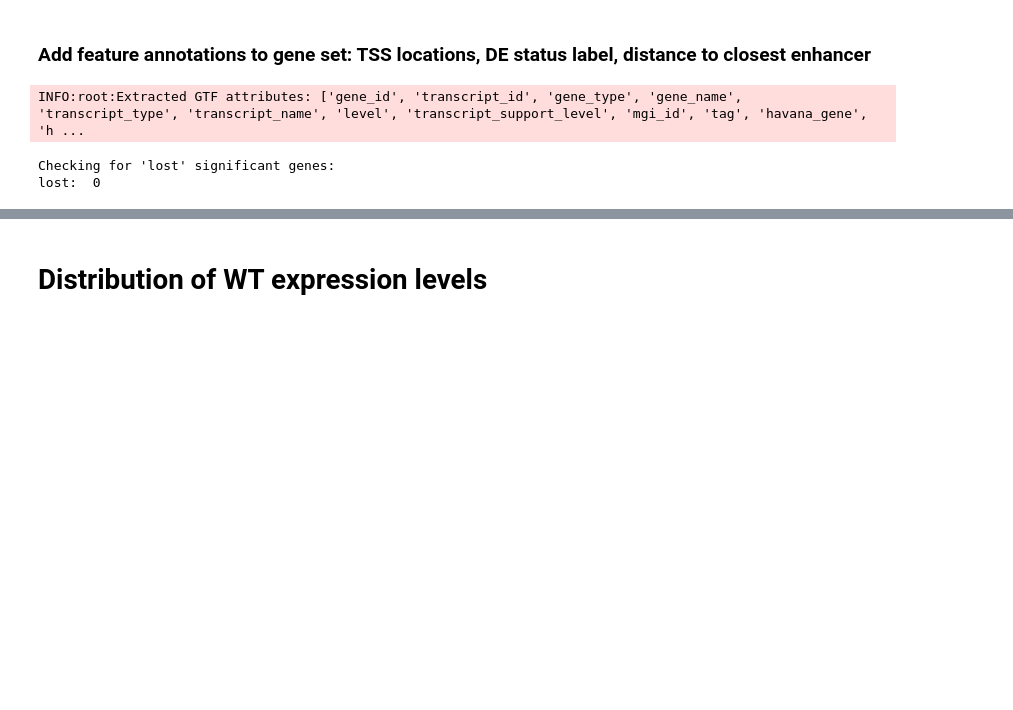
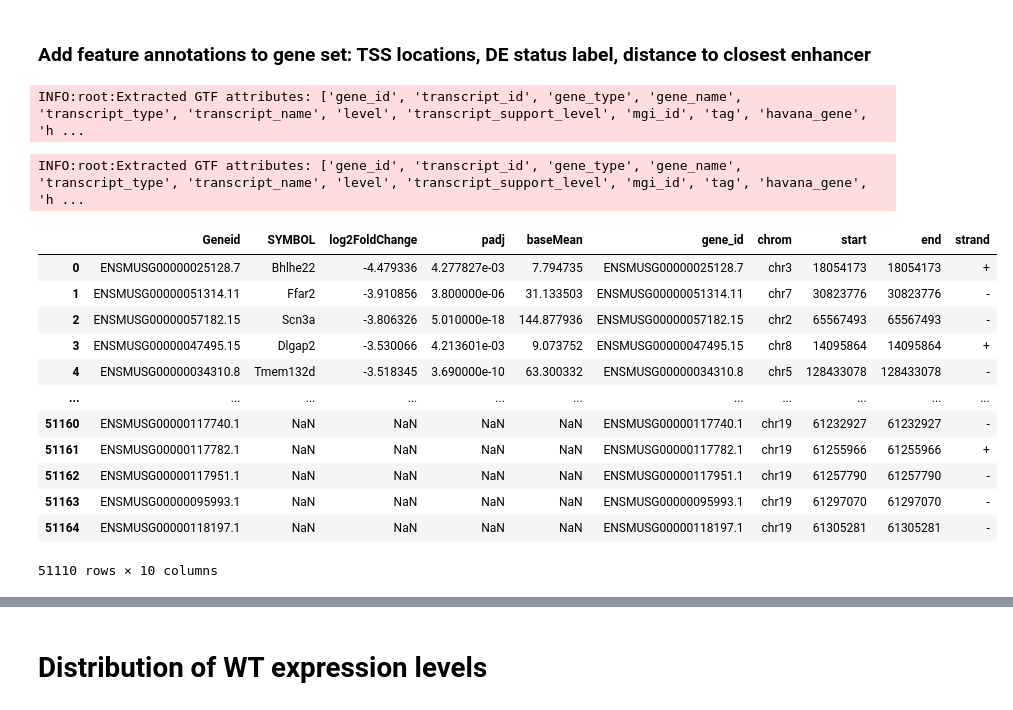
Before and after one commit to Bozhie/transcription_3Dfolding, a Jupyter notebook: transcription_3dfolding/transcription_data_analysis/feature_histograms/20221029_expression_threshold.ipynb, the cells around one changed output, grey strips where cells are left out. Drawn from its saved outputs; the diff is of its cells as text; code cells hidden in the pictures; blank space fills up the shorter version.

```diff
--- a/transcription_3dfolding/transcription_data_analysis/feature_histograms/20221029_expression_threshold.ipynb
+++ b/transcription_3dfolding/transcription_data_analysis/feature_histograms/20221029_expression_threshold.ipynb
@@ -100,13 +84,25 @@ feat_counts_df[(feat_counts_df['avg_vst_counts'] == None) & (feat_counts_df['avg
 0 rows × 123 columns
 # %% [markdown]
 ### Add feature annotations to gene set: TSS locations, DE status label, distance to closest enhancer
+# %%
+tss_df = read_gtf("/project/fudenber_735/collaborations/karissa_2022/old/RNAseq/STAR_Gencode_alignment/tss_annotions_gencode.vM23.primary_assembly.gtf")
+# %% [output]
+INFO:root:Extracted GTF attributes: ['gene_id', 'transcript_id', 'gene_type', 'gene_name', 'transcript_type', 'transcript_name', 'level', 'transcript_support_level', 'mgi_id', 'tag', 'havana_gene', 'h ...
 # %%
 # Getting TSSEs
 tss_df = read_gtf("/project/fudenber_735/collaborations/karissa_2022/old/RNAseq/STAR_Gencode_alignment/tss_annotions_gencode.vM23.primary_assembly.gtf")
 ts_intervals = flt.get_tss_gene_intervals(tss_df)
 
+
+tss_df = tss_df.rename(columns={"seqname": "chrom"})
+tss_df = flt.bioframe_clean_autosomes(tss_df)
+tss_df = tss_df[["gene_id", "chrom", "start", "end", "strand"]].drop_duplicates(["gene_id"])
+
+day1_res_df_Xremoved = day1_res_df.merge(tss_df, left_on='Geneid', right_on='gene_id', how='left').copy()
+
+
 # labelling our dataset
-day1_res_df = day1_res_df.merge(ts_intervals, left_on='Geneid', right_on='gene_id', how='left')
+day1_res_df = day1_res_df.merge(ts_intervals, left_on='Geneid', right_on='gene_id', how='left').copy()
 
 # Remove any genes mapped to chrX before proceeding --> save these for later analysis
 day1_res_df = day1_res_df[~day1_res_df.chrom.isin(['chrX'])]
@@ -116,5 +112,19 @@ day1_res_df = bf.sanitize_bedframe(day1_res_df)
 day1_res_df = flt.label_DE_status(day1_res_df)
 # %% [output]
 INFO:root:Extracted GTF attributes: ['gene_id', 'transcript_id', 'gene_type', 'gene_name', 'transcript_type', 'transcript_name', 'level', 'transcript_support_level', 'mgi_id', 'tag', 'havana_gene', 'h ...
-Checking for 'lost' significant genes:
-lost:  0
+# %%
+day1_res_df_Xremoved.dropna(subset=['chrom'])
+# %% [output]
+|  | Geneid | SYMBOL | log2FoldChange | padj | baseMean | gene_id | chrom | start | end | strand |
+| 0 | ENSMUSG00000025128.7 | Bhlhe22 | -4.479336 | 4.277827e-03 | 7.794735 | ENSMUSG00000025128.7 | chr3 | 18054173 | 18054173 | + |
+| 1 | ENSMUSG00000051314.11 | Ffar2 | -3.910856 | 3.800000e-06 | 31.133503 | ENSMUSG00000051314.11 | chr7 | 30823776 | 30823776 | - |
+| 2 | ENSMUSG00000057182.15 | Scn3a | -3.806326 | 5.010000e-18 | 144.877936 | ENSMUSG00000057182.15 | chr2 | 65567493 | 65567493 | - |
+| 3 | ENSMUSG00000047495.15 | Dlgap2 | -3.530066 | 4.213601e-03 | 9.073752 | ENSMUSG00000047495.15 | chr8 | 14095864 | 14095864 | + |
+| 4 | ENSMUSG00000034310.8 | Tmem132d | -3.518345 | 3.690000e-10 | 63.300332 | ENSMUSG00000034310.8 | chr5 | 128433078 | 128433078 | - |
+| ... | ... | ... | ... | ... | ... | ... | ... | ... | ... | ... |
+| 51160 | ENSMUSG00000117740.1 | NaN | NaN | NaN | NaN | ENSMUSG00000117740.1 | chr19 | 61232927 | 61232927 | - |
+| 51161 | ENSMUSG00000117782.1 | NaN | NaN | NaN | NaN | ENSMUSG00000117782.1 | chr19 | 61255966 | 61255966 | + |
+| 51162 | ENSMUSG00000117951.1 | NaN | NaN | NaN | NaN | ENSMUSG00000117951.1 | chr19 | 61257790 | 61257790 | - |
+| 51163 | ENSMUSG00000095993.1 | NaN | NaN | NaN | NaN | ENSMUSG00000095993.1 | chr19 | 61297070 | 61297070 | - |
+| 51164 | ENSMUSG00000118197.1 | NaN | NaN | NaN | NaN | ENSMUSG00000118197.1 | chr19 | 61305281 | 61305281 | - |
+51110 rows × 10 columns
```
Also changed, not shown: parts of 22 cells of this notebook, 1 other file.
